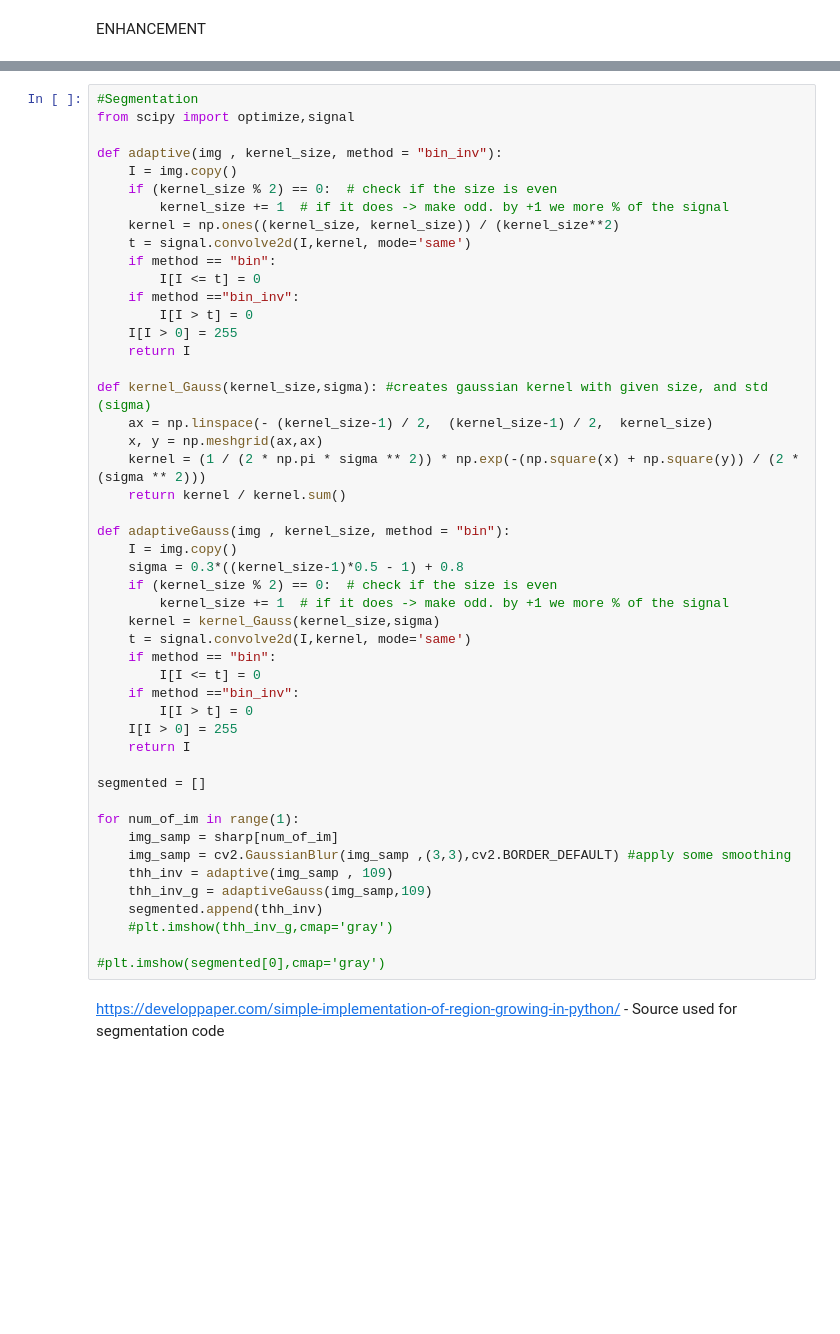
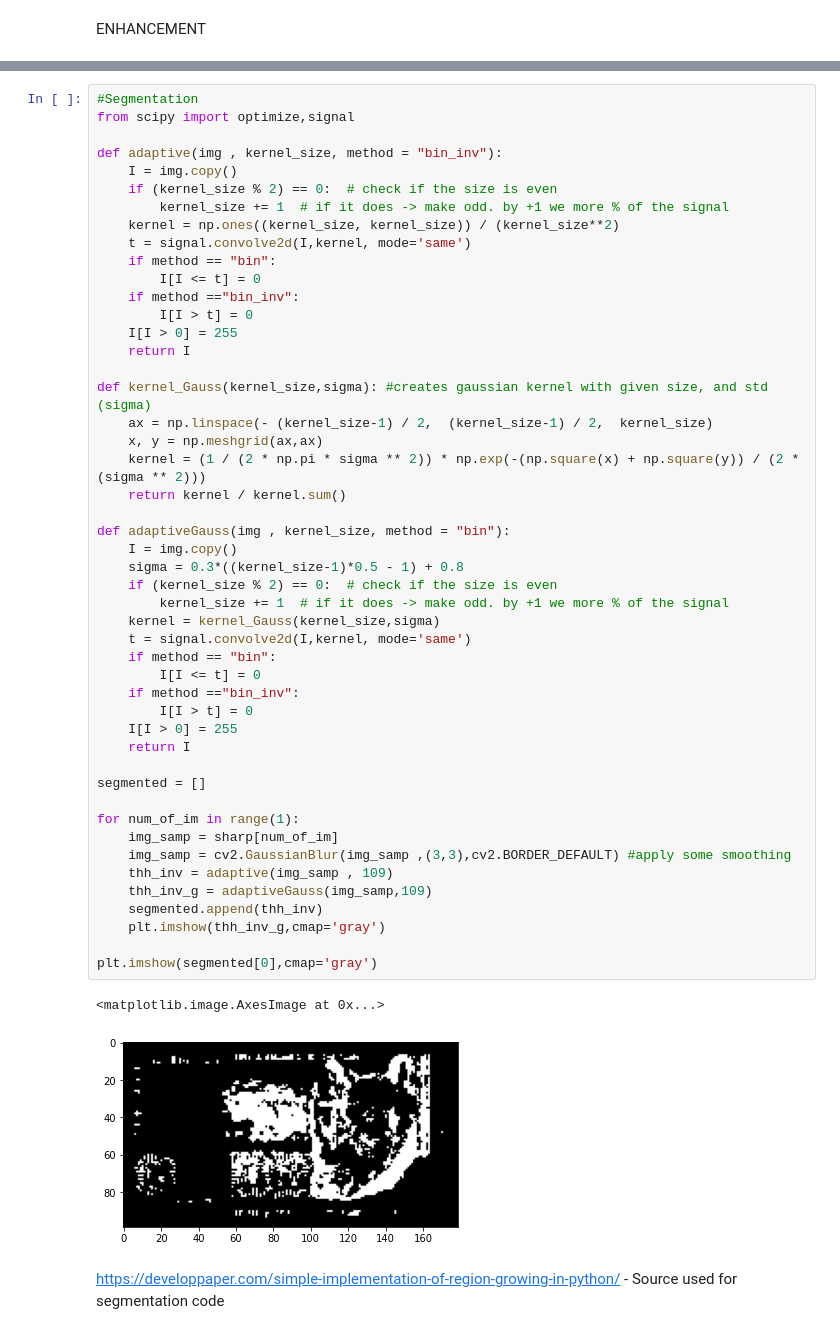
Before and after one commit to Frodo-Swaggins/COMP702PROJECT, a Jupyter notebook: comp703project.ipynb, the cells around one changed output, grey strips where cells are left out. Saved outputs shown, nothing was run; the diff lists cells and outputs as text; blank space fills up the shorter version.

```diff
--- a/comp703project.ipynb
+++ b/comp703project.ipynb
@@ -136,35 +136,38 @@ def adaptive(img , kernel_size, method = "bin_inv"):
 
 def kernel_Gauss(kernel_size,sigma): #creates gaussian kernel with given size, and std (sigma)
     ax = np.linspace(- (kernel_size-1) / 2,  (kernel_size-1) / 2,  kernel_size)
     x, y = np.meshgrid(ax,ax)
     kernel = (1 / (2 * np.pi * sigma ** 2)) * np.exp(-(np.square(x) + np.square(y)) / (2 * (sigma ** 2)))
     return kernel / kernel.sum()
 
 def adaptiveGauss(img , kernel_size, method = "bin"):
     I = img.copy()
     sigma = 0.3*((kernel_size-1)*0.5 - 1) + 0.8
     if (kernel_size % 2) == 0:  # check if the size is even
         kernel_size += 1  # if it does -> make odd. by +1 we more % of the signal
     kernel = kernel_Gauss(kernel_size,sigma)
     t = signal.convolve2d(I,kernel, mode='same')
     if method == "bin":
         I[I <= t] = 0
     if method =="bin_inv":
         I[I > t] = 0
     I[I > 0] = 255
     return I
 
 segmented = []
 
 for num_of_im in range(1):
     img_samp = sharp[num_of_im]
     img_samp = cv2.GaussianBlur(img_samp ,(3,3),cv2.BORDER_DEFAULT) #apply some smoothing
     thh_inv = adaptive(img_samp , 109)
     thh_inv_g = adaptiveGauss(img_samp,109)
     segmented.append(thh_inv)
-    #plt.imshow(thh_inv_g,cmap='gray')
+    plt.imshow(thh_inv_g,cmap='gray')
 
-#plt.imshow(segmented[0],cmap='gray')
+plt.imshow(segmented[0],cmap='gray')
+# %% [output]
+<matplotlib.image.AxesImage at 0x...>
+[figure, added]
 # %% [markdown]
 https://developpaper.com/simple-implementation-of-region-growing-in-python/ - Source used for segmentation code
 # %%
```
Also changed, not shown: parts of 9 cells of this notebook.
